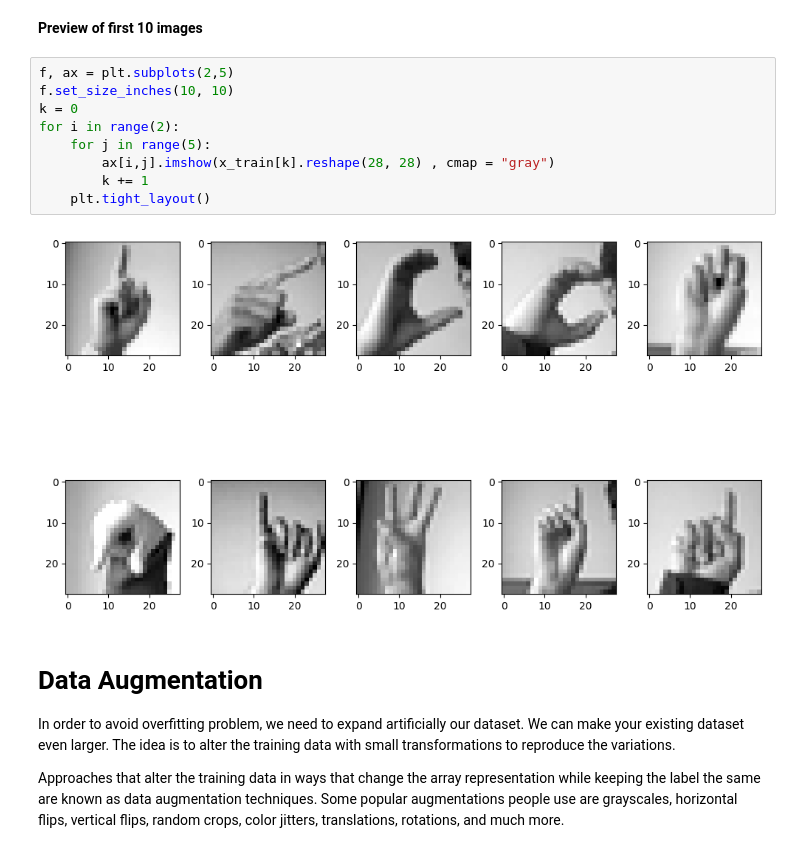
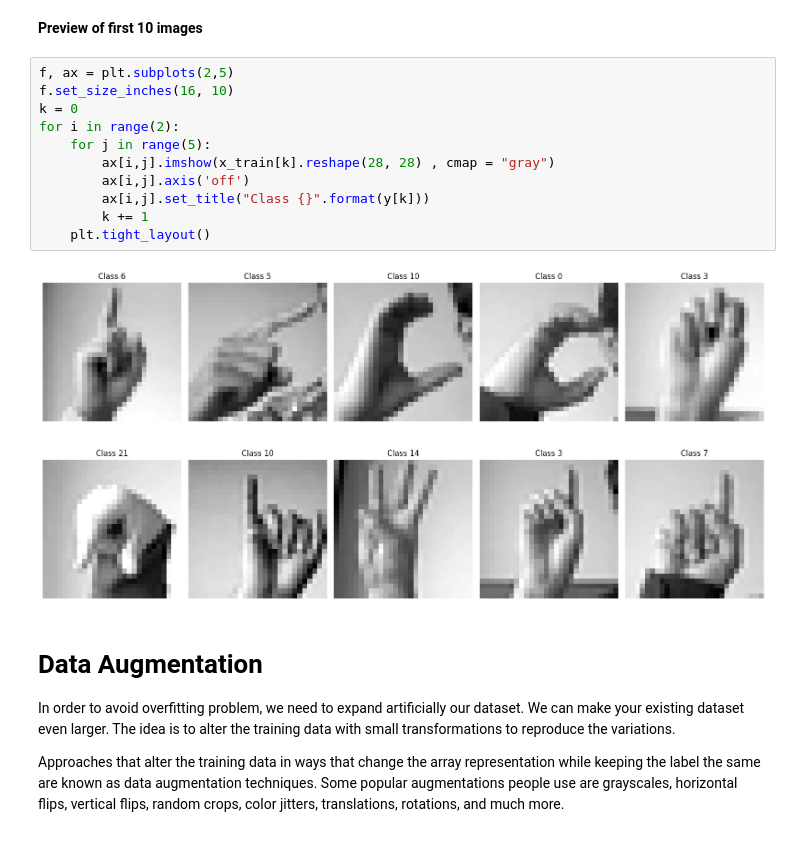
Before and after one commit to DiogoMMarto/FAA_P1, a Jupyter notebook: cnn-using-keras-100-accuracy.ipynb, the cells around one changed output. Drawn from its saved outputs; the diff is of its cells as text.

```diff
--- a/cnn-using-keras-100-accuracy.ipynb
+++ b/cnn-using-keras-100-accuracy.ipynb
@@ -133,15 +126,17 @@ x_test = x_test.reshape(-1,28,28,1)
 **Preview of first 10 images**
 # %%
 f, ax = plt.subplots(2,5)
-f.set_size_inches(10, 10)
+f.set_size_inches(16, 10)
 k = 0
 for i in range(2):
     for j in range(5):
         ax[i,j].imshow(x_train[k].reshape(28, 28) , cmap = "gray")
+        ax[i,j].axis('off')
+        ax[i,j].set_title("Class {}".format(y[k]))
         k += 1
     plt.tight_layout()
 # %% [output]
-[figure, old version]
+[figure, new version]
 # %% [markdown]
 # Data Augmentation
 In order to avoid overfitting problem, we need to expand artificially our dataset. We can make your existing dataset even larger. The idea is to alter the training data with small transformations to reproduce the variations.
```
Also changed, not shown: parts of 29 cells of this notebook, 3 other files.
